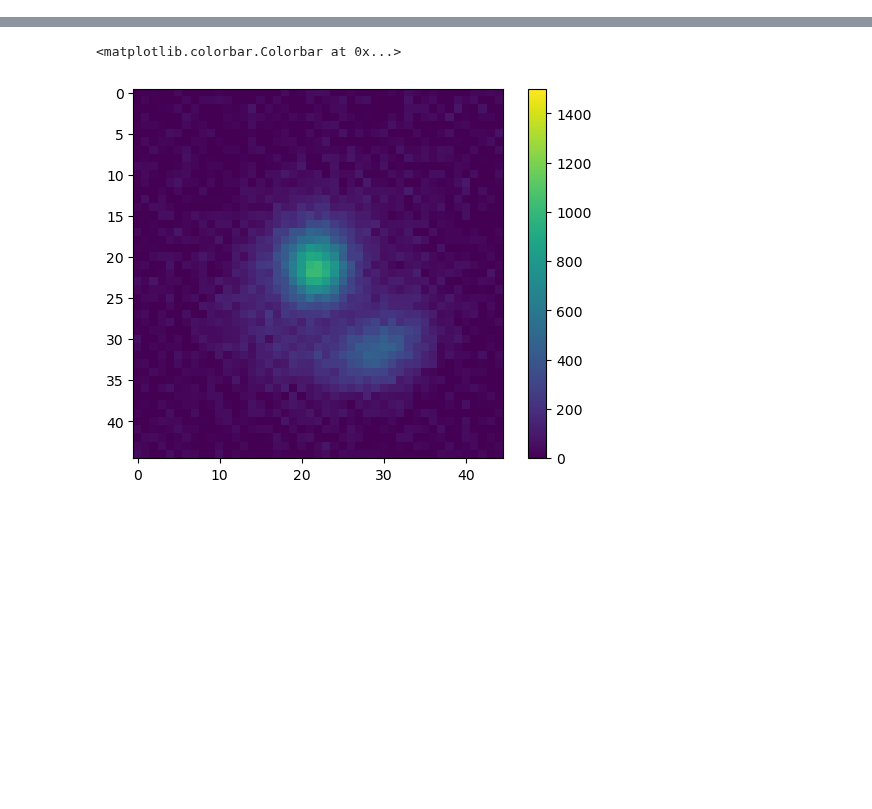
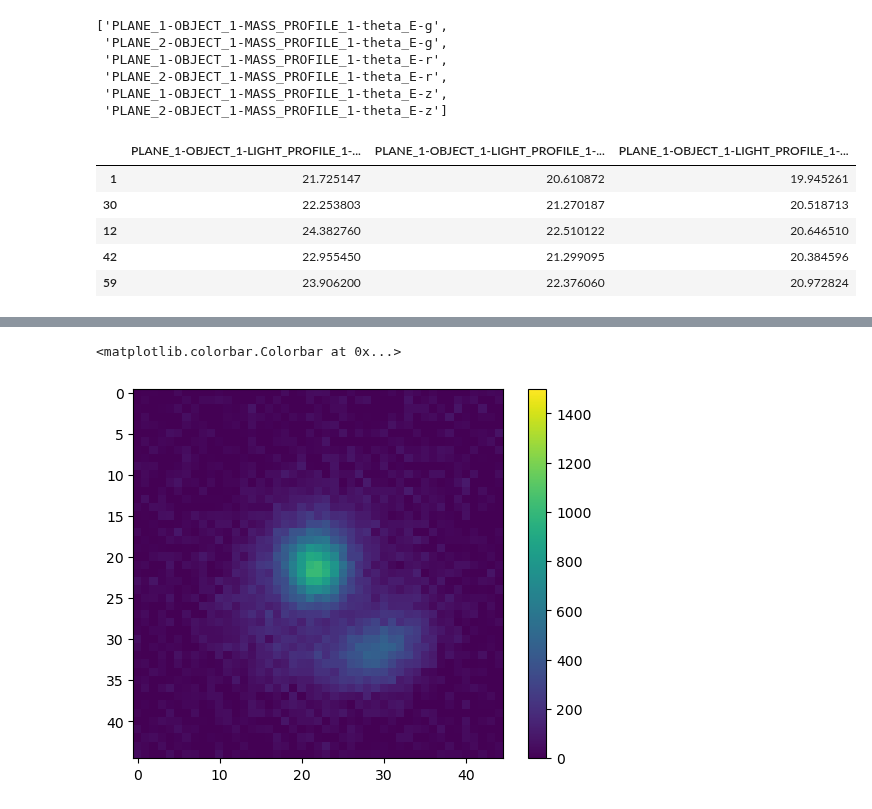
Before and after one commit to deepskies/DomainAdaptiveMVEforLensModeling, a Jupyter notebook: src/sim/notebooks/gen_sim.ipynb, the cells around one changed output, grey strips where cells are left out. Drawn from its saved outputs; the diff is of its cells as text; code cells hidden in the pictures; blank space fills up the shorter version.

```diff
--- a/src/sim/notebooks/gen_sim.ipynb
+++ b/src/sim/notebooks/gen_sim.ipynb
@@ -75,0 +79,18 @@ visualize_data(sdata)
+# %%
+[i for i in smeta.keys() if 'theta' in i]
+# %% [output]
+['PLANE_1-OBJECT_1-MASS_PROFILE_1-theta_E-g',
+ 'PLANE_2-OBJECT_1-MASS_PROFILE_1-theta_E-g',
+ 'PLANE_1-OBJECT_1-MASS_PROFILE_1-theta_E-r',
+ 'PLANE_2-OBJECT_1-MASS_PROFILE_1-theta_E-r',
+ 'PLANE_1-OBJECT_1-MASS_PROFILE_1-theta_E-z',
+ 'PLANE_2-OBJECT_1-MASS_PROFILE_1-theta_E-z']
+# %%
+smeta[['PLANE_1-OBJECT_1-LIGHT_PROFILE_1-magnitude-g', 'PLANE_1-OBJECT_1-LIGHT_PROFILE_1-magnitude-r', 'PLANE_1-OBJECT_1-LIGHT_PROFILE_1-magnitude-z']].iloc[[1, 30, 12, 42, 59]]
+# %% [output]
+|  | PLANE_1-OBJECT_1-LIGHT_PROFILE_1-... | PLANE_1-OBJECT_1-LIGHT_PROFILE_1-... | PLANE_1-OBJECT_1-LIGHT_PROFILE_1-... |
+| 1 | 21.725147 | 20.610872 | 19.945261 |
+| 30 | 22.253803 | 21.270187 | 20.518713 |
+| 12 | 24.382760 | 22.510122 | 20.646510 |
+| 42 | 22.955450 | 21.299095 | 20.384596 |
+| 59 | 23.906200 | 22.376060 | 20.972824 |
```
Also changed, not shown: parts of 14 cells of this notebook, 7 other files.
